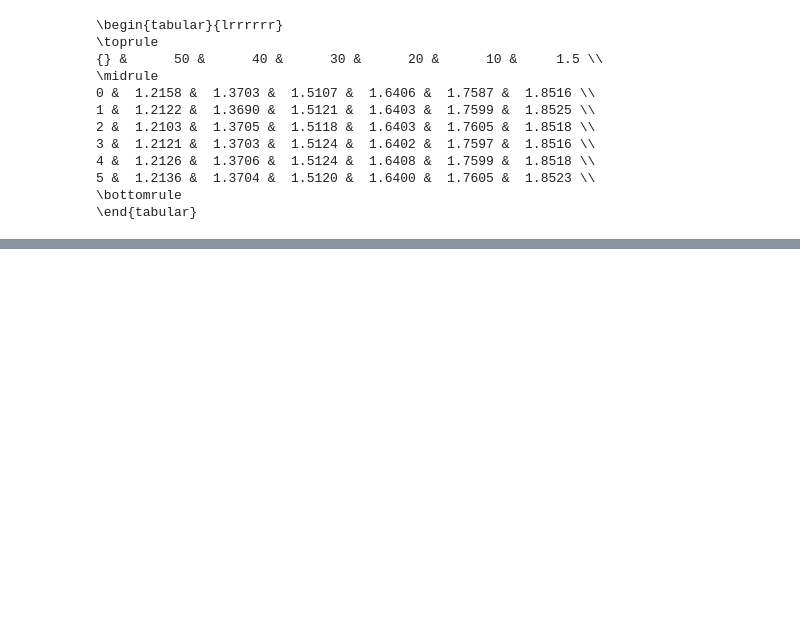
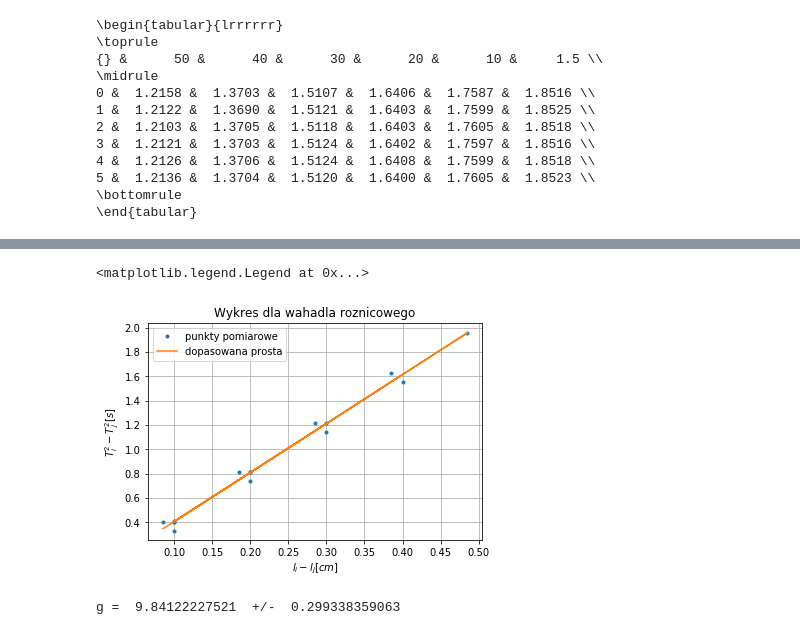
Before and after one commit to MarikinPaulina/LabFiz1, a Jupyter notebook: 08-03-Niepewność/Wahadło.ipynb, the cells around one changed output, grey strips where cells are left out. Cells and saved outputs as stored; diff of their text form; code cells hidden in the pictures; blank space fills up the shorter version.

```diff
--- a/08-03-Niepewność/Wahadło.ipynb
+++ b/08-03-Niepewność/Wahadło.ipynb
@@ -55,0 +81,31 @@ plt.plot(matematyczne_kat,matematyczne.mean(0),'o')
+# %%
+roznicowe_reshaped = roznicowe.mean(0).values.reshape(roznicowe.mean(0).size, 1)
+roznicowe_roznice = roznicowe_reshaped.T**2 - roznicowe_reshaped**2
+roznicowe_wykres = np.triu(roznicowe_roznice).flatten()
+roznicowe_lina_reshaped = roznicowe_lina.reshape(roznicowe_lina.size, 1)
+roznicowe_lina_roznice = roznicowe_lina_reshaped.T - roznicowe_lina_reshaped
+roznicowe_lina_wykres = np.triu(roznicowe_lina_roznice).flatten()
+tutaj_sa_zera = roznicowe_lina_wykres == 0
+roznicowe_lina_wykres = roznicowe_lina_wykres[~tutaj_sa_zera]/100
+roznicowe_wykres = roznicowe_wykres[~tutaj_sa_zera]
+# %%
+plt.plot(roznicowe_lina_wykres,roznicowe_wykres,'.',label='punkty pomiarowe')
+grawitacyjna, D_grawitacyjna = np.polyfit(roznicowe_lina_wykres,roznicowe_wykres,1,cov=True)
+plt.plot(roznicowe_lina_wykres,np.polyval(grawitacyjna,roznicowe_lina_wykres),label='dopasowana prosta')
+roznicowe_lina_wykres.size
+plt.xlabel(r'$l_i-l_j[cm]$')
+plt.ylabel(r'$T^2_i-T^2_j[s]$')
+plt.title('Wykres dla wahadla roznicowego')
+plt.grid()
+plt.legend(loc='best')
+# plt.savefig('Wykres_roznicowe.png')
+# %% [output]
+<matplotlib.legend.Legend at 0x...>
+[figure, added]
+# %%
+grawitacja = 4*np.pi**2*ciag_przyblizen(15*stopien)/grawitacyjna[0]
+D_grawitacja = np.sqrt((1e-3*grawitacja/ciag_przyblizen(15*stopien))**2+\
+                       (np.sqrt(D_grawitacyjna[0,0])*grawitacja/grawitacyjna[0])**2)
+print('g = ',grawitacja,' +/- ',D_grawitacja)
+# %% [output]
+g =  9.84122227521  +/-  0.299338359063
```
Also changed, not shown: parts of 6 cells of this notebook, 3 other files.
